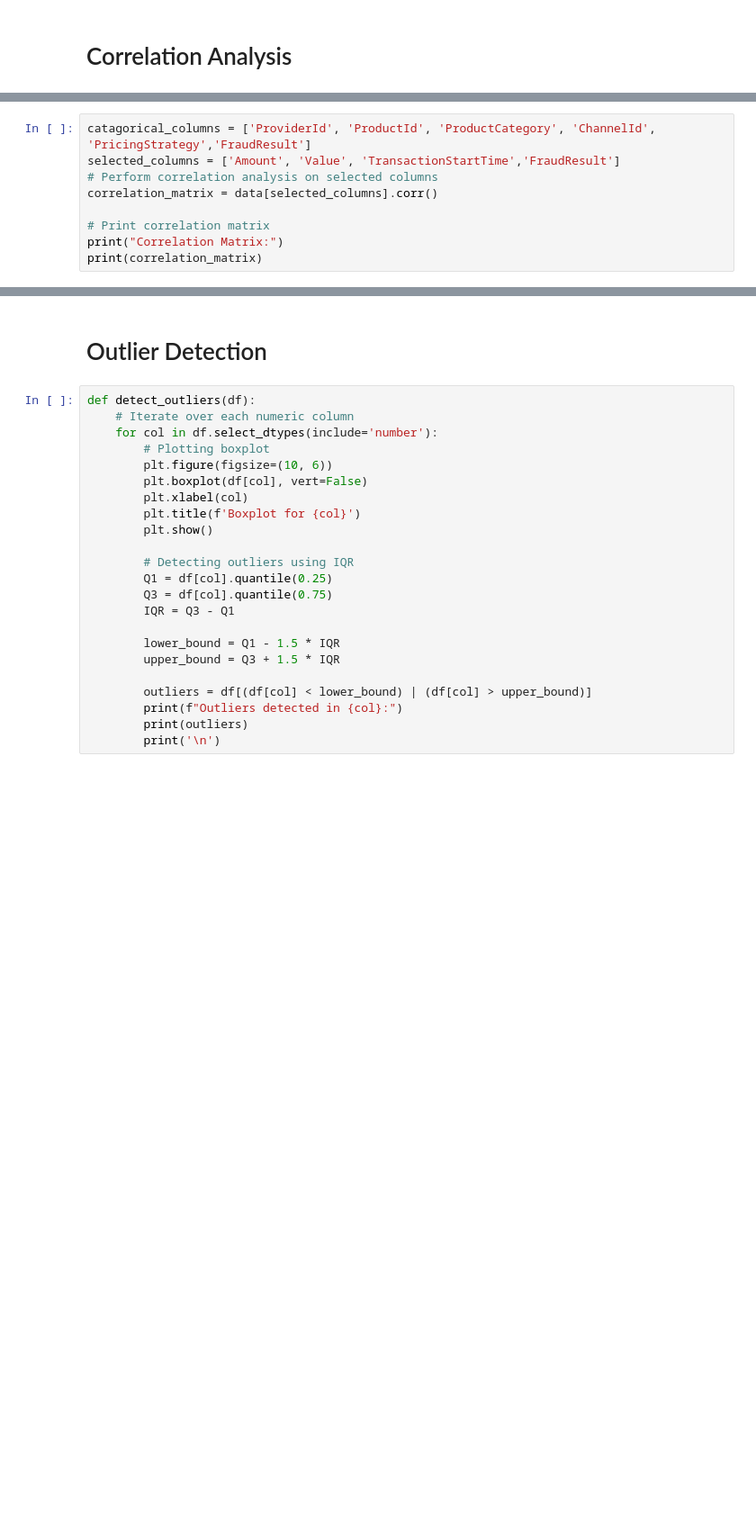
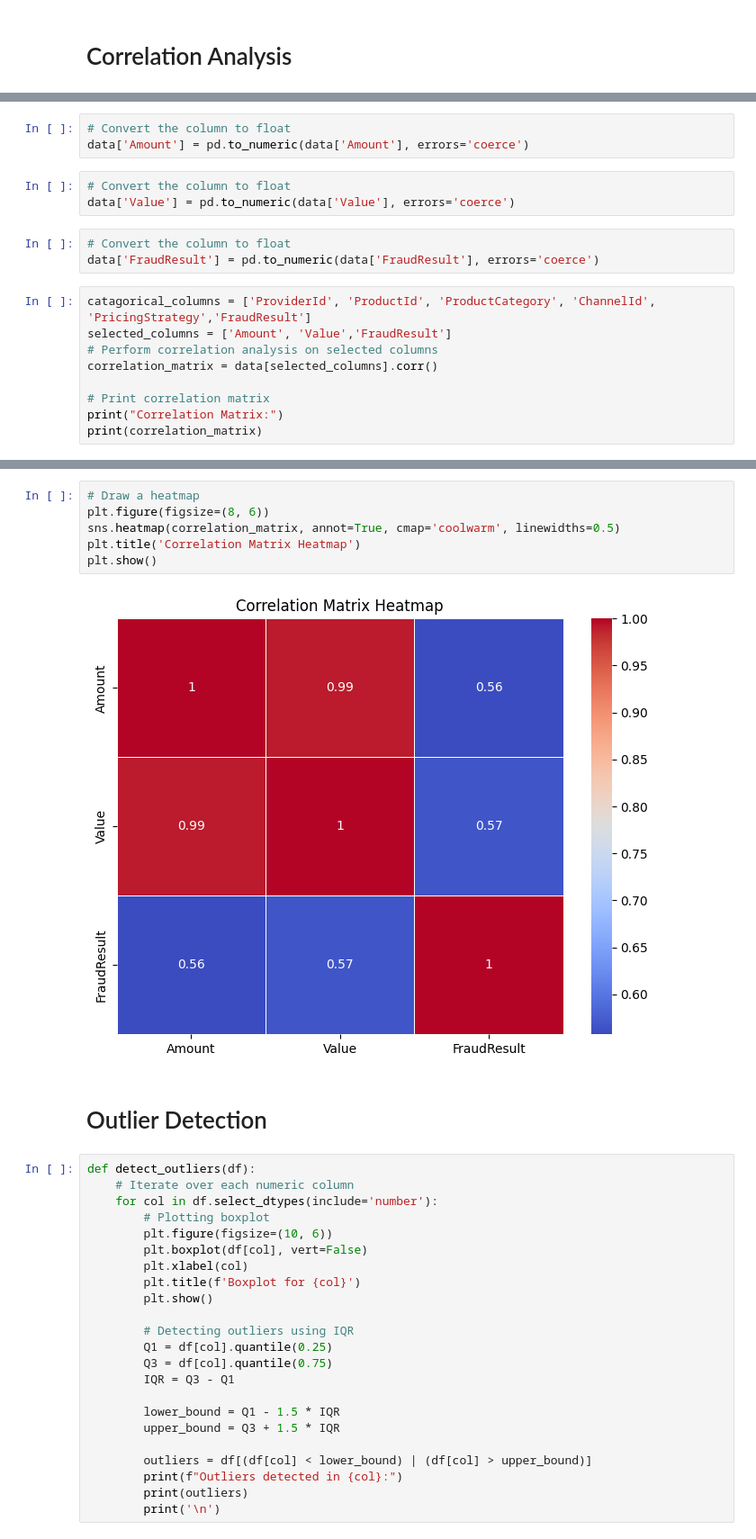
Before and after one commit to mihretgold/Bati-Bank-Credit-Scoring, a Jupyter notebook: notebooks/BatiBankCreditScoreAnalysis.ipynb, the cells around one changed output, grey strips where cells are left out. Shown at 90% size. Drawn from its saved outputs; the diff is of its cells as text; blank space fills up the shorter version.

```diff
--- a/notebooks/BatiBankCreditScoreAnalysis.ipynb
+++ b/notebooks/BatiBankCreditScoreAnalysis.ipynb
@@ -187,6 +211,15 @@ def univariate_analysis(df):
+# %%
+# Convert the column to float
+data['Amount'] = pd.to_numeric(data['Amount'], errors='coerce')
+# %%
+# Convert the column to float
+data['Value'] = pd.to_numeric(data['Value'], errors='coerce')
+# %%
+# Convert the column to float
+data['FraudResult'] = pd.to_numeric(data['FraudResult'], errors='coerce')
 # %%
 catagorical_columns = ['ProviderId', 'ProductId', 'ProductCategory', 'ChannelId', 'PricingStrategy','FraudResult']
-selected_columns = ['Amount', 'Value', 'TransactionStartTime','FraudResult']
+selected_columns = ['Amount', 'Value','FraudResult']
 # Perform correlation analysis on selected columns
 correlation_matrix = data[selected_columns].corr()
 
@@ -196,3 +261,11 @@ print(correlation_matrix)
+# %%
+# Draw a heatmap
+plt.figure(figsize=(8, 6))
+sns.heatmap(correlation_matrix, annot=True, cmap='coolwarm', linewidths=0.5)
+plt.title('Correlation Matrix Heatmap')
+plt.show()
+# %% [output]
+[figure, added]
 # %% [markdown]
 # Outlier Detection
 # %%
```
Also changed, not shown: parts of 8 cells of this notebook.
